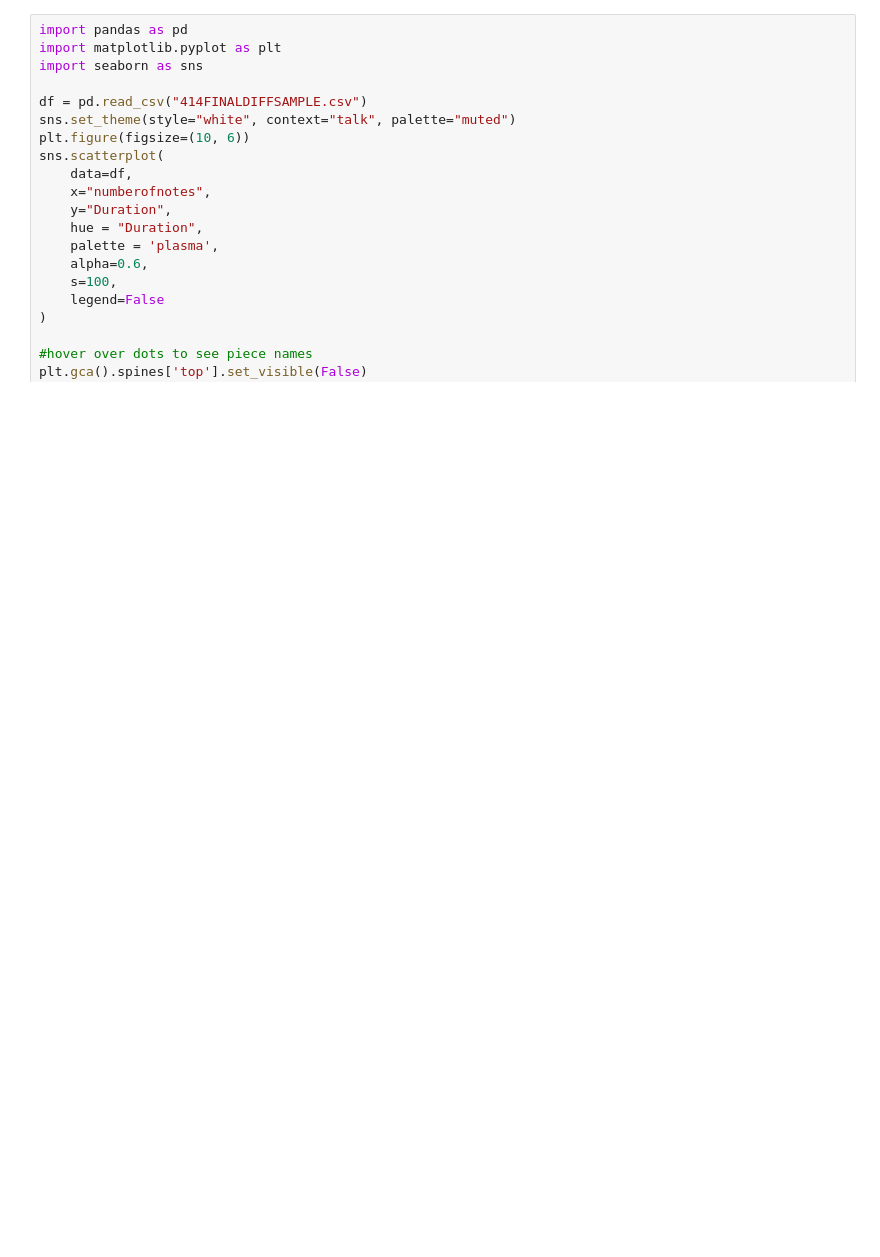
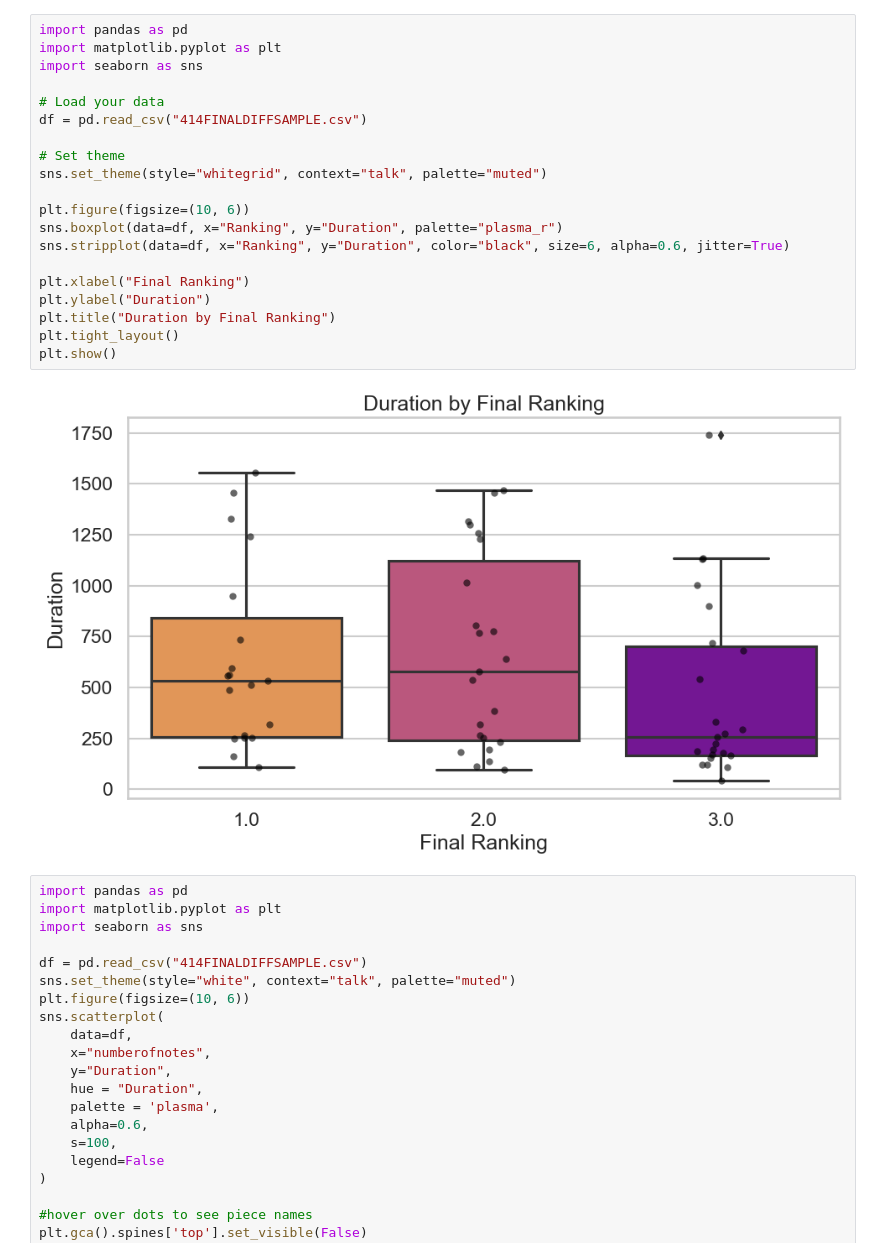
Before and after one commit to mellenss/pianocompetitionpredictions, a Jupyter notebook: graphs/scatterplot.ipynb, the cells around one changed output. Saved outputs shown, nothing was run; the diff lists cells and outputs as text; blank space fills up the shorter version.

```diff
--- a/graphs/scatterplot.ipynb
+++ b/graphs/scatterplot.ipynb
@@ -23,3 +23,25 @@ plt.show()
+# %%
+import pandas as pd
+import matplotlib.pyplot as plt
+import seaborn as sns
+
+# Load your data
+df = pd.read_csv("414FINALDIFFSAMPLE.csv")
+
+# Set theme
+sns.set_theme(style="whitegrid", context="talk", palette="muted")
+
+plt.figure(figsize=(10, 6))
+sns.boxplot(data=df, x="Ranking", y="Duration", palette="plasma_r")
+sns.stripplot(data=df, x="Ranking", y="Duration", color="black", size=6, alpha=0.6, jitter=True)
+
+plt.xlabel("Final Ranking")
+plt.ylabel("Duration")
+plt.title("Duration by Final Ranking")
+plt.tight_layout()
+plt.show()
+# %% [output]
+[figure, added]
 # %%
 import pandas as pd
 import matplotlib.pyplot as plt
```
Also changed, not shown: parts of 1 cell of this notebook.
